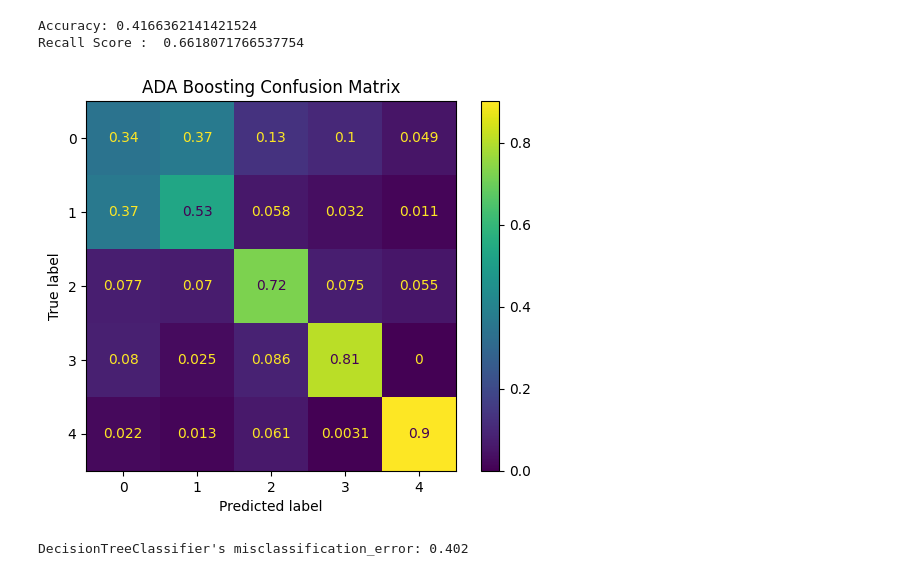
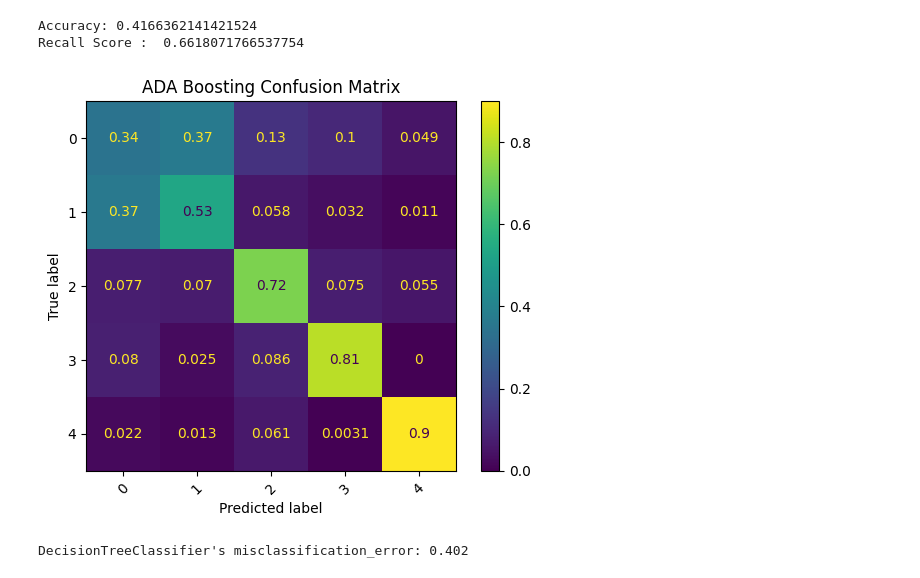
Before and after one commit to Dhawal-Modi/DSC_2024_Space_Jam, a Jupyter notebook: Task2.ipynb, the cells around one changed output. Saved outputs shown, nothing was run; the diff lists cells and outputs as text; code cells hidden in the pictures.

```diff
--- a/Task2.ipynb
+++ b/Task2.ipynb
@@ -323,12 +354,13 @@ accuracy.append(accuracyADA)
 # %%
 confusion_matrix_ADA = confusion_matrix(y_test, y_pred_ADA, normalize='true')
 
 cm_display = metrics.ConfusionMatrixDisplay(confusion_matrix  = confusion_matrix_ADA, display_labels = [0, 1, 2, 3, 4])
 cm_display.plot()
+plt.xticks(rotation = 45)
 plt.title("ADA Boosting Confusion Matrix")
 plt.show()
 # %% [output]
-[figure, old version]
+[figure, new version]
 # %%
 from sklearn.ensemble import AdaBoostClassifier
 from sklearn.tree import DecisionTreeClassifier
```
Also changed, not shown: parts of 9 cells of this notebook.
